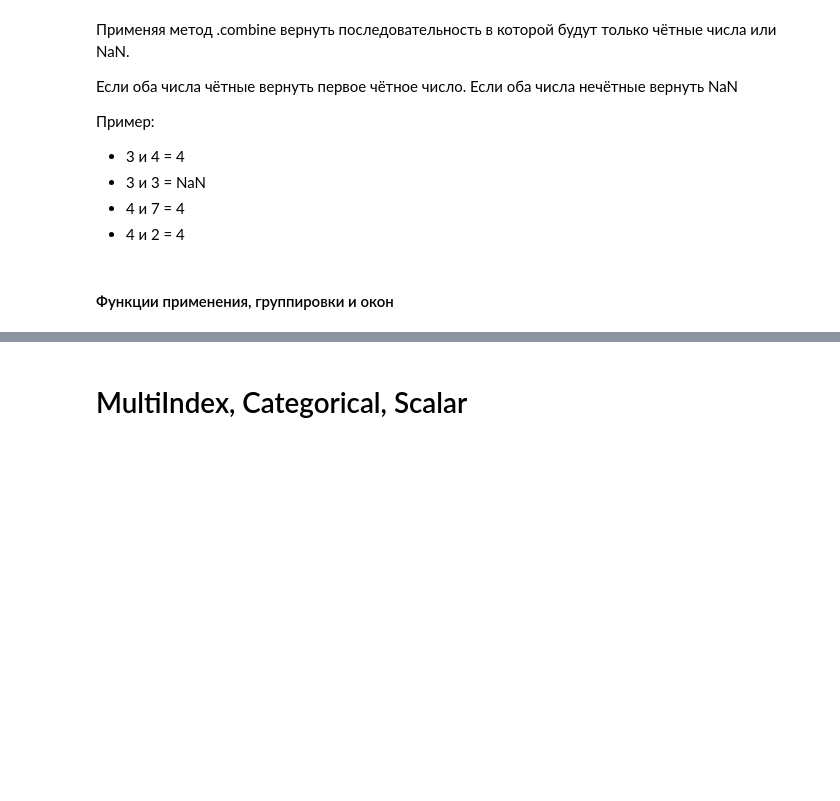
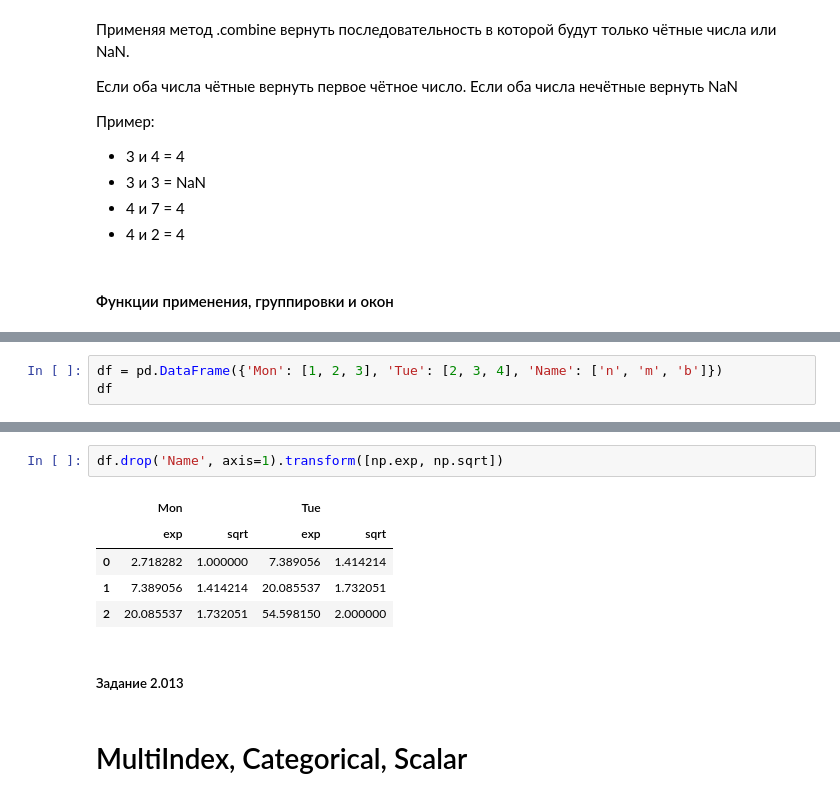
Before and after one commit to rgenius-ru/pandas_lessons, a Jupyter notebook: lessons/Pandas_for_Data_Engineering/part2_new.ipynb, the cells around one changed output, grey strips where cells are left out. Cells and saved outputs as stored; diff of their text form; blank space fills up the shorter version.

```diff
--- a/lessons/Pandas_for_Data_Engineering/part2_new.ipynb
+++ b/lessons/Pandas_for_Data_Engineering/part2_new.ipynb
@@ -1472,0 +1606,3 @@ dtype: int64
+# %%
+df = pd.DataFrame({'Mon': [1, 2, 3], 'Tue': [2, 3, 4], 'Name': ['n', 'm', 'b']})
+df
@@ -1473,2 +1636,12 @@ dtype: int64
+# %%
+df.drop('Name', axis=1).transform([np.exp, np.sqrt])
+# %% [output]
+|  | Mon |  | Tue |  |
+|  | exp | sqrt | exp | sqrt |
+| 0 | 2.718282 | 1.000000 | 7.389056 | 1.414214 |
+| 1 | 7.389056 | 1.414214 | 20.085537 | 1.732051 |
+| 2 | 20.085537 | 1.732051 | 54.598150 | 2.000000 |
+# %% [markdown]
+##### Задание 2.013
 # %% [markdown]
 # MultiIndex, Categorical, Scalar
```
Also changed, not shown: parts of 30 cells of this notebook.
